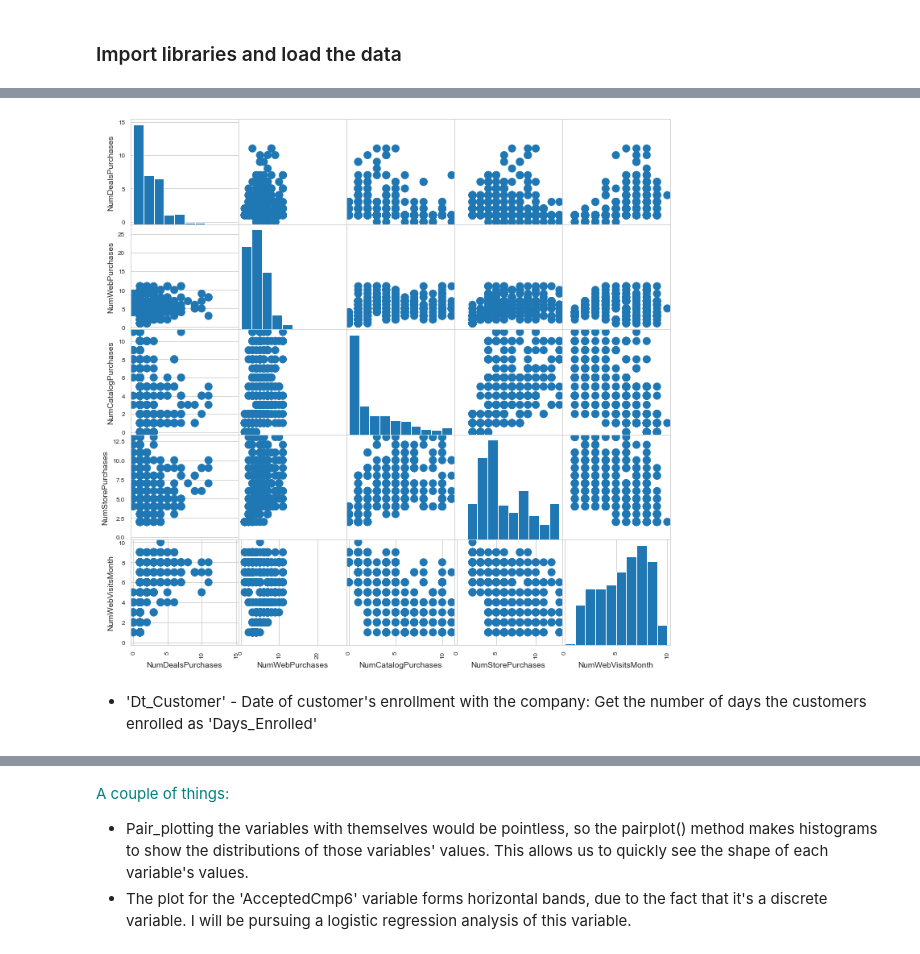
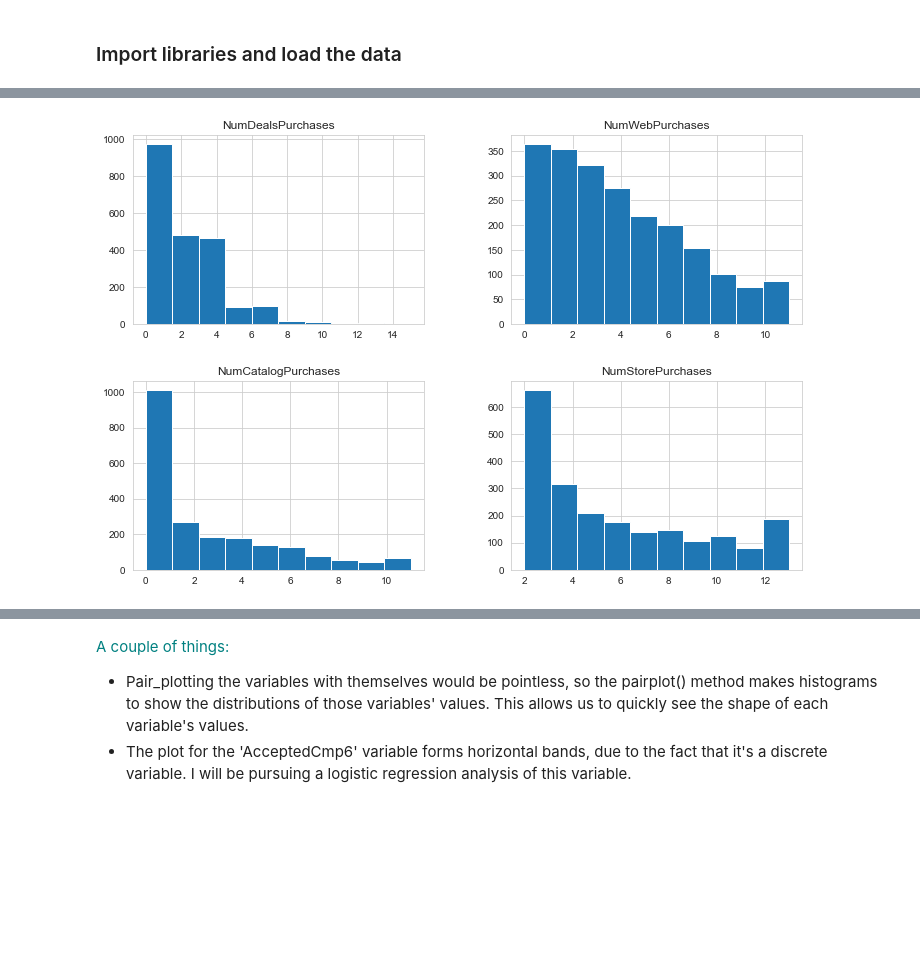
Before and after one commit to livia360/Capstone_project, a Jupyter notebook: 02_Exploratory_Data_Analysis.ipynb, the cells around one changed output, grey strips where cells are left out. Drawn from its saved outputs; the diff is of its cells as text; code cells hidden in the pictures; blank space fills up the shorter version.

```diff
--- a/02_Exploratory_Data_Analysis.ipynb
+++ b/02_Exploratory_Data_Analysis.ipynb
@@ -70,0 +71,11 @@ Index(['Income', 'Dt_Customer', 'Wines', 'Fruits', 'Meat', 'Fish', 'Sweets',
+# %%
+# The number of days since the customers enrolled with the company**
+df['Dt_Customer']= pd.to_datetime(df.Dt_Customer)  # to parse the values
+
+df['Days_Enrolled'] = datetime.today() - df.Dt_Customer  # to get number of days the customers enrolled
+
+df['Month'] = df['Dt_Customer'].dt.month
+df['Dt_Quarter1'] = df['Month'].map(lambda x: x in [1,2,3]).astype('int32')
+df['Dt_Quarter2'] = df['Month'].map(lambda x: x in [4,5.6]).astype('int32')
+df['Dt_Quarter3'] = df['Month'].map(lambda x: x in [7,8,9]).astype('int32')
+df['Dt_Quarter4'] = df['Month'].map(lambda x: x in [10,11,12]).astype('int32')
@@ -71,9 +153,7 @@ Index(['Income', 'Dt_Customer', 'Wines', 'Fruits', 'Meat', 'Fish', 'Sweets',
 # %%
 # Visaul EDA
 features = ['NumDealsPurchases', 'NumWebPurchases', 'NumCatalogPurchases',
-       'NumStorePurchases', 'NumWebVisitsMonth']
-pd.plotting.scatter_matrix(df[features], df['AcceptedCmp6'], figsize=(12,12), s=100, marker='o');
+       'NumStorePurchases']
+df[features].hist(figsize=(12,8));
 # %% [output]
-[figure, old version]
+[figure, new version]
-# %% [markdown]
- - 'Dt_Customer' - Date of customer's enrollment with the company: Get the number of days the customers enrolled as 'Days_Enrolled'
```
Also changed, not shown: parts of 29 cells of this notebook.
